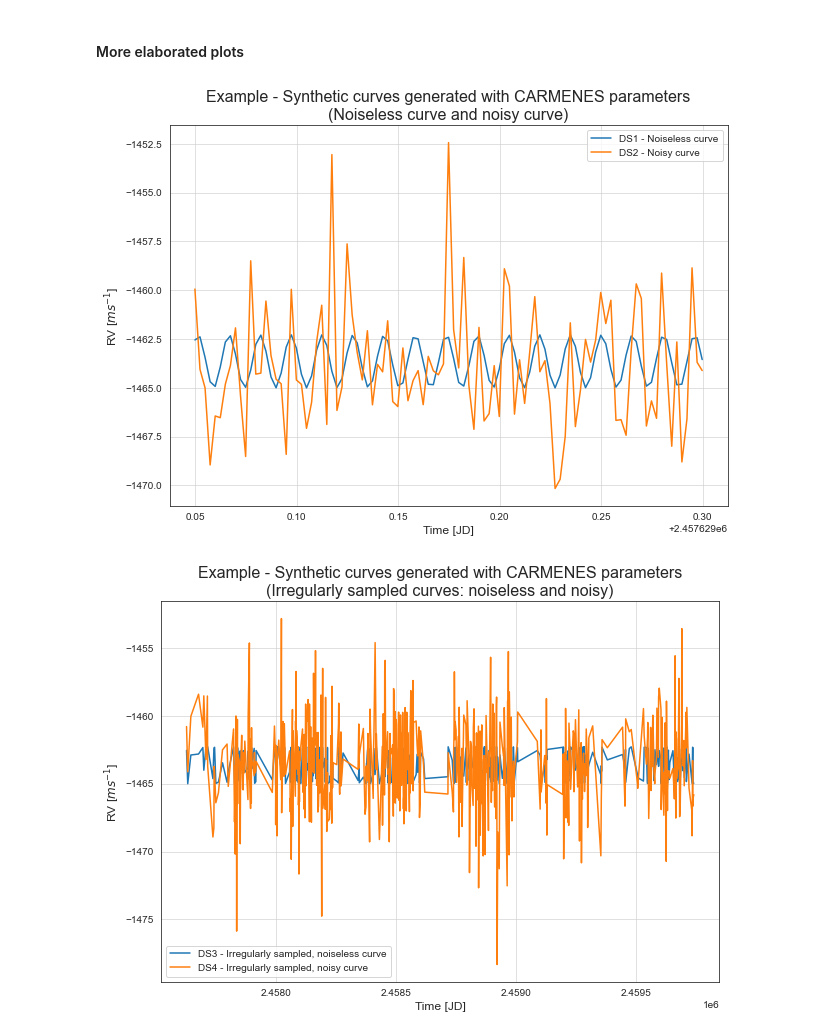
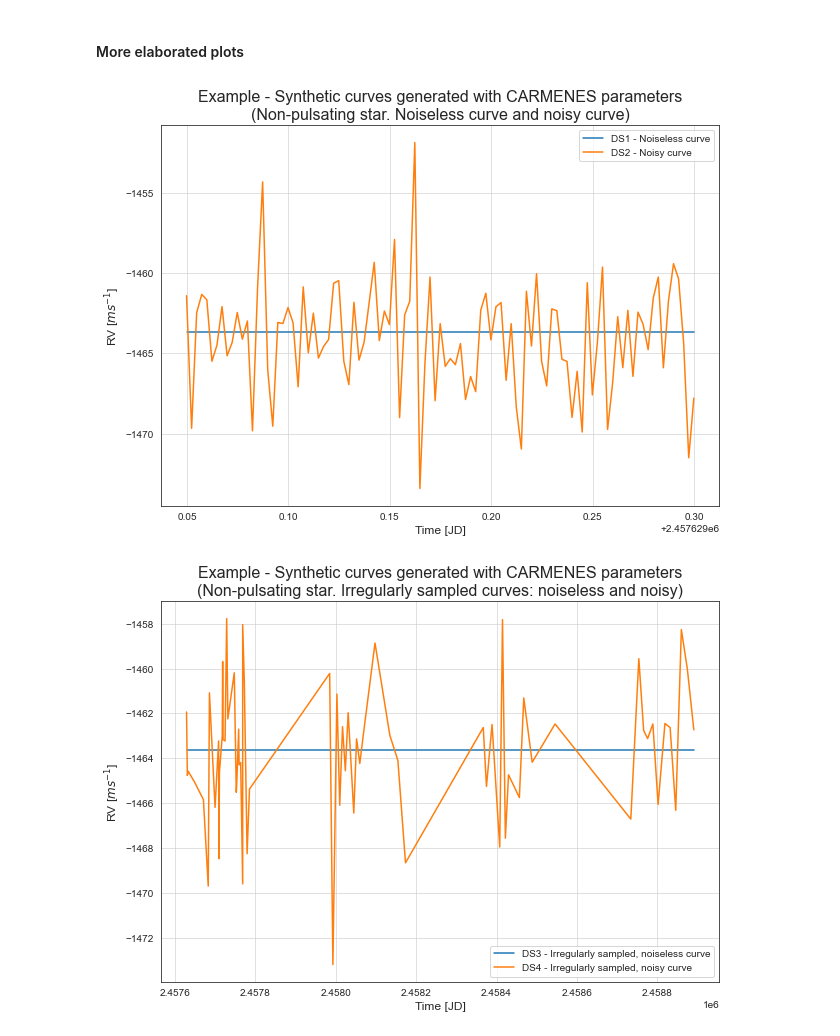
Before and after one commit to Data-Science-Ciro7/TFM_AA, a Jupyter notebook: 02_04_SyntheticDataset/SyntheticDataset_20_CARMENES_Synthetic_Datasets_creation.ipynb, the cells around one changed output. Drawn from its saved outputs; the diff is of its cells as text; code cells hidden in the pictures.

```diff
--- a/02_04_SyntheticDataset/SyntheticDataset_20_CARMENES_Synthetic_Datasets_creation.ipynb
+++ b/02_04_SyntheticDataset/SyntheticDataset_20_CARMENES_Synthetic_Datasets_creation.ipynb
@@ -44,7 +46,7 @@ MODE = "NEW" # 'NEW' to overwrite the existing datasets / 'APPEND' to add record
 N = 1000 # Number of records (i.e. RV curves) to create / add.
 RANDOM_STATE = 11 # For reproducibility
 
-NON_PULSATION_FRACTION = 0.20 # Fraction of non-pulsating stars
+NON_PULSATION_FRACTION = 0.29 # Fraction of non-pulsating stars
 
 IMAGE_FOLDER = "./img/"
 
@@ -338,6 +340,7 @@ for i in range(len(datasets), len(datasets) + N):
         datasets.loc[i, 'D3_PsRV_mean'] = ds3_PsRV_mean
         datasets.loc[i, 'D3_PsRV_median'] = ds3_PsRV_median
         datasets.loc[i, 'D3_PsRV_stdev'] = ds3_PsRV_stdev
+        datasets.loc[i, 'D3_NumRV'] = ds3_NumRV
         datasets.loc[i, 'ds3_file'] = ds3_file
 
         # DS4: Generate the noisy and imperfectly sampled time series:
@@ -458,27 +466,27 @@ plt.show();
 # %%
 # DS1 and DS2 curves:
 plt.figure(figsize=(10,7))
-plt.title("Example - Synthetic curves generated with CARMENES parameters\n(Noiseless curve and noisy curve)", fontsize=16)
+plt.title("Example - Synthetic curves generated with CARMENES parameters\n(Non-pulsating star. Noiseless curve and noisy curve)", fontsize=16)
 plt.grid(axis='both', alpha=0.75)
 plt.xlabel("Time [JD]", fontsize=12)
 plt.ylabel('RV [$ms^{-1}$]', fontsize=12)
 sns.lineplot(x=ds1_time.flatten(), y=ds1_value.flatten(), label='DS1 - Noiseless curve')
 sns.lineplot(x=ds1_time.flatten(), y=ds2_value.flatten(), label='DS2 - Noisy curve')
-plt.savefig(IMAGE_FOLDER + "SyntheticDataset_20_01_Example_Synthetic_curves_CARMENES_DS1_DS2.png", format='png')
+plt.savefig(IMAGE_FOLDER + "SyntheticDataset_20_01B_Example_Synthetic_curves_CARMENES_DS1_DS2.png", format='png')
 plt.show();
 # %% [output]
-[figure, old version]
+[figure, new version]
 # %%
 # DS3 and DS4 curves:
 plt.figure(figsize=(10,7))
 plt.title("Example - Synthetic curves generated with CARMENES parameters\n" \
-          "(Irregularly sampled curves: noiseless and noisy)", fontsize=16)
+          "(Non-pulsating star. Irregularly sampled curves: noiseless and noisy)", fontsize=16)
 plt.grid(axis='both', alpha=0.75)
 plt.xlabel("Time [JD]", fontsize=12)
 plt.ylabel('RV [$ms^{-1}$]', fontsize=12)
 sns.lineplot(x=ds3_time.flatten(), y=ds3_value.flatten(), label='DS3 - Irregularly sampled, noiseless curve')
 sns.lineplot(x=ds3_time.flatten(), y=ds4_value.flatten(), label='DS4 - Irregularly sampled, noisy curve')
-plt.savefig(IMAGE_FOLDER + "SyntheticDataset_20_02_Example_Synthetic_curves_CARMENES_DS3_DS4.png", format='png')
+plt.savefig(IMAGE_FOLDER + "SyntheticDataset_20_02B_Example_Synthetic_curves_CARMENES_DS3_DS4.png", format='png')
 plt.show();
 # %% [output]
-[figure, old version]
+[figure, new version]
```
Also changed, not shown: parts of 7 cells of this notebook, 9 other files.
